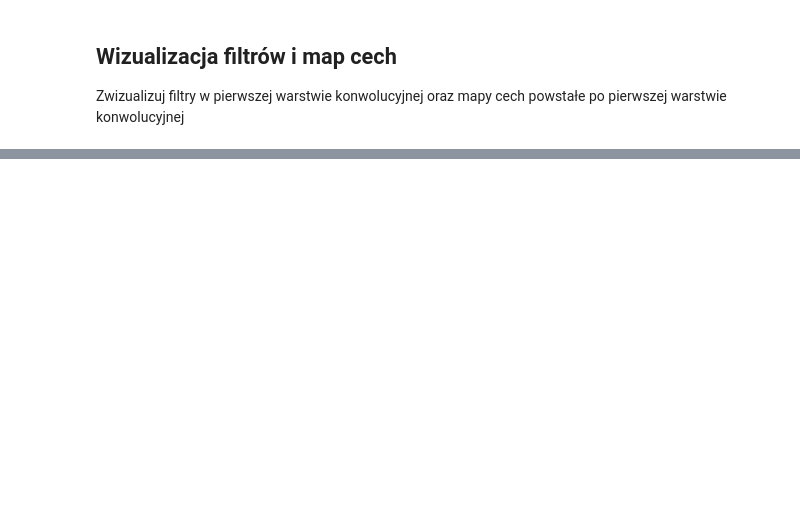
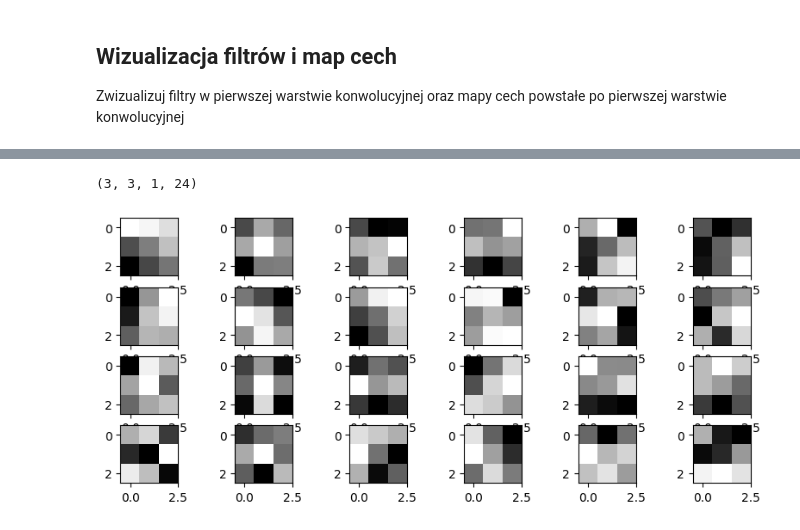
Before and after one commit to Qertal/studia, a Jupyter notebook: SIECINEURONOWE20252026/20260311/SNiUG_MS_Lab_4.ipynb, the cells around one changed output, grey strips where cells are left out. Cells and saved outputs as stored; diff of their text form; code cells hidden in the pictures; blank space fills up the shorter version.

```diff
--- a/SIECINEURONOWE20252026/20260311/SNiUG_MS_Lab_4.ipynb
+++ b/SIECINEURONOWE20252026/20260311/SNiUG_MS_Lab_4.ipynb
@@ -27,10 +31,12 @@ print('Tensorflow version:', tf.__version__)
 - Bazę MNIST można pobrać bespośrednio ze strony http://yann.lecun.com/exdb/mnist/
 - Najwygodniej jednak jest użyć bazy MNIST z wykorzystaniem biblioteki Keras
 # %%
-(train_images, train_labels), (test_images, test_labels) = tf.keras.datasets.mnist.load_data()
+(train_images, train_labels), (test_images, test_labels) = (
+    tf.keras.datasets.mnist.load_data()
+)
 print(train_images.shape, train_labels.shape, test_images.shape, test_labels.shape)
-train_images = np.expand_dims(train_images, axis=-1)/255.
+train_images = np.expand_dims(train_images, axis=-1) / 255.0
 train_labels = np.int64(train_labels)
-test_images = np.expand_dims(test_images, axis=-1)/255.
+test_images = np.expand_dims(test_images, axis=-1) / 255.0
 test_labels = np.int64(test_labels)
 print(train_images.shape, train_labels.shape, test_images.shape, test_labels.shape)
@@ -176,3 +418,3 @@ model.fit(train_images, train_labels, batch_size=BATCH_SIZE, epochs=20, validati
 # %%
-fmodel = tf.keras.models.load_model('model_conv2_mnist.keras')
+fmodel = load_model("model_conv2_mnist.keras")
 fmodel.evaluate(test_images, test_labels)
@@ -197,13 +447,17 @@ def plot_image(i, predictions_array, true_label, img):
 
     predicted_label = np.argmax(predictions_array)
     if predicted_label == true_label:
-        color = 'blue'
+        color = "blue"
     else:
-        color = 'red'
+        color = "red"
 
-    plt.xlabel("{} {:2.0f}% ({})".format(predicted_label,
-                                         100*np.max(predictions_array),
-                                         true_label), color=color)
+    plt.xlabel(
+        "{} {:2.0f}% ({})".format(
+            predicted_label, 100 * np.max(predictions_array), true_label
+        ),
+        color=color,
+    )
+
 
 def plot_value_array(i, predictions_array, true_label):
     predictions_array, true_label = predictions_array[i], true_label[i]
@@ -214,7 +468,7 @@ def plot_value_array(i, predictions_array, true_label):
     plt.ylim([0, 1])
     predicted_label = np.argmax(predictions_array)
 
-    thisplot[predicted_label].set_color('red')
-    thisplot[true_label].set_color('blue')
+    thisplot[predicted_label].set_color("red")
+    thisplot[true_label].set_color("blue")
 # %%
 predictions = fmodel.predict(test_images)
@@ -233,0 +504,20 @@ Zwizualizuj filtry w pierwszej warstwie konwolucyjnej oraz mapy cech powstałe p
+# %%
+wc1 = fmodel.layers[1]
+wc1 = wc1.get_weights()[0]
+# %%
+wc1.shape
+# %% [output]
+(3, 3, 1, 24)
+# %%
+# show first 24 filters from wc1 in a 4x6 grid
+fig, ax = plt.subplots(4, 6, figsize=(10, 4))
+ax = ax.flatten()
+
+for i in range(24):
+    ax[i].imshow(wc1[:, :, 0, i], cmap="gray")
+    # ax[i].axis('off')
+
+# plt.tight_layout()
+plt.show()
+# %% [output]
+[figure, added]
```
Also changed, not shown: parts of 36 cells of this notebook, 2 other files.
